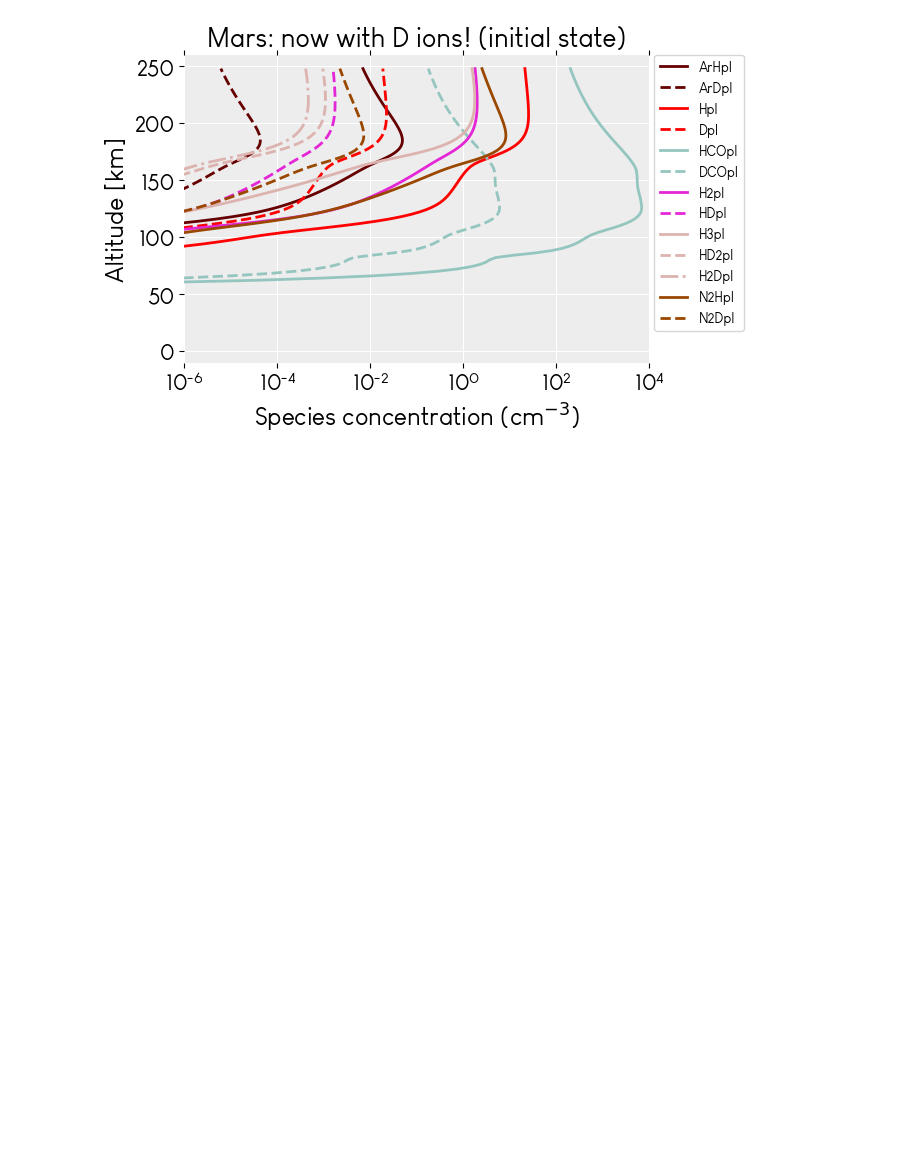
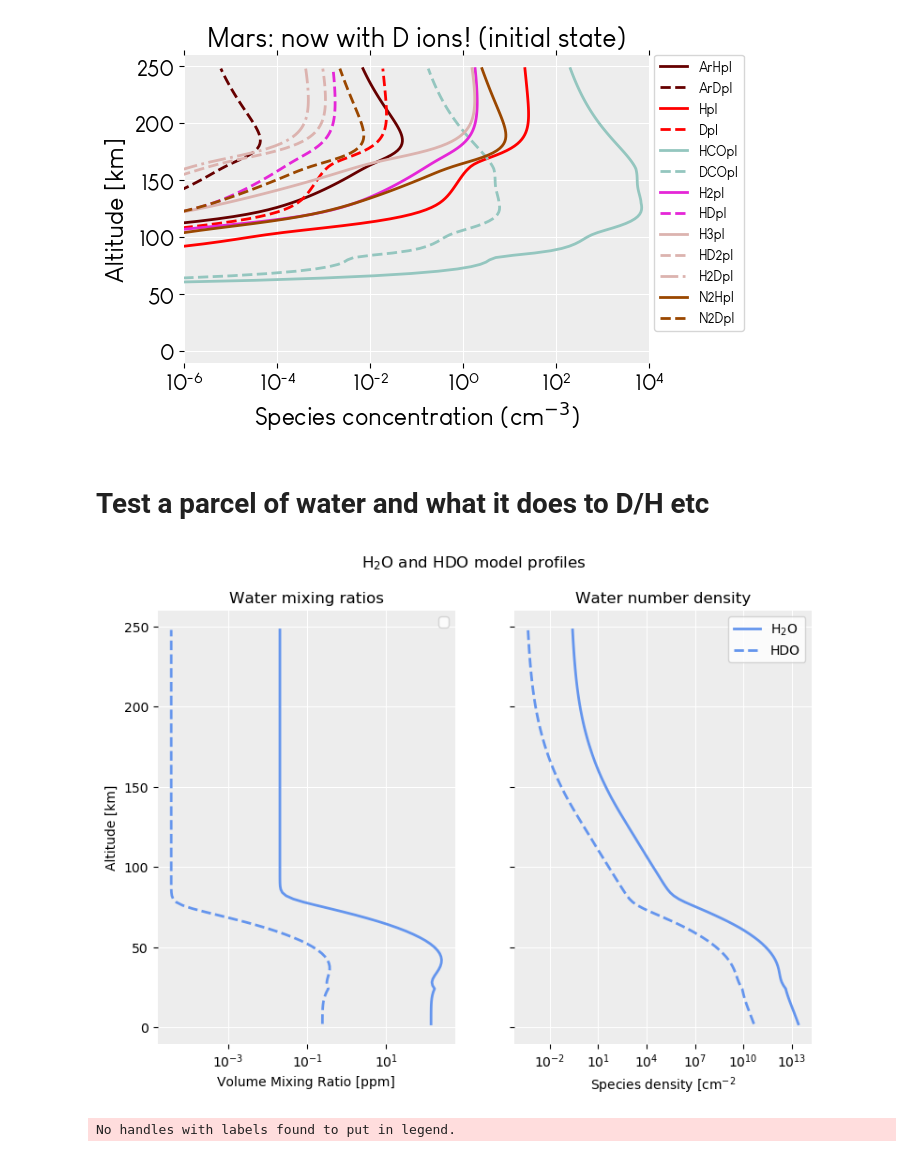
Before and after one commit to emcangi/bluejay, a Jupyter notebook: Code Sandbox.ipynb, the cells around one changed output. Cells and saved outputs as stored; diff of their text form; code cells hidden in the pictures; blank space fills up the shorter version.

```diff
--- a/Code Sandbox.ipynb
+++ b/Code Sandbox.ipynb
@@ -1538,3 +1538,74 @@ ax.legend(fontsize=10, bbox_to_anchor=[1.01,1], loc=2, borderaxespad=0)
 show()
 # %% [output]
 [figure]
+# %% [markdown]
+# Test a parcel of water and what it does to D/H etc
+# %%
+ncur = get_ncurrent("/home/emc/GDrive-CU/Research-Modeling/UpperAtmoDH/Code/4wdD_fully_converged.h5");
+# %%
+################################################################################
+#                       TEMPERATURE/PRESSURE PROFILES                          #
+################################################################################
+
+# If changes to the temperature are needed, they should be made here
+global T_surf = 216.
+global T_tropo = 130.
+global T_exo = 205.
+Temp_n(z::Float64) = T_all(z, T_surf, T_tropo, T_exo, "neutral")
+Temp_i(z::Float64) = T_all(z, T_surf, T_tropo, T_exo, "ion")
+Temp_e(z::Float64) = T_all(z, T_surf, T_tropo, T_exo, "electron")
+Temp_keepSVP(z::Float64) = T_all(z, meanTs, meanTt, meanTe, "neutral") # for testing temp without changing SVP. #TODO: adjust if needed for ions?
+
+################################################################################
+#                               WATER PROFILES                                 #
+################################################################################
+# set SVP to be fixed or variable with temperature
+fix_SVP = true
+H2Osat = map(x->Psat(x), map(Temp_keepSVP, alt)) # for holding SVP fixed
+HDOsat = map(x->Psat_HDO(x), map(Temp_keepSVP, alt))  # for holding SVP fixed
+
+# H2O Water Profile ============================================================
+surface_watersat = Dict("H2O"=>H2Osat[1], "HDO"=>HDOsat[1])
+H2Osatfrac = H2Osat./map(z->n_tot(ncur, z), alt)  # get SVP as fraction of total atmo
+# set H2O SVP fraction to minimum for all alts above first time min is reached
+H2Oinitfrac = H2Osatfrac[1:something(findfirst(isequal(minimum(H2Osatfrac)), H2Osatfrac), 0)]
+H2Oinitfrac = [H2Oinitfrac;   # ensures no supersaturation
+               fill(minimum(H2Osatfrac), num_layers-length(H2Oinitfrac))]
+MR = MR_mean_water
+H2Oinitfrac[findall(x->x<hygropause_alt, alt)] .= MR # 10 pr μm
+
+for i in [1:length(H2Oinitfrac);]
+    H2Oinitfrac[i] = H2Oinitfrac[i] < H2Osatfrac[i+1] ? H2Oinitfrac[i] : H2Osatfrac[i+1]
+end
+
+# set the water profiles =======================================================
+ncur[:H2O] = H2Oinitfrac.*map(z->n_tot(ncur, z), non_bdy_layers)
+ncur[:HDO] = 2 * DH * ncur[:H2O] # This should be the correct way to set the HDO profile.
+# n_current[:HDO] = HDOinitfrac.*map(z->n_tot(n_current, z), non_bdy_layers) # OLD WAY that is wrong.
+# We still have to calculate the HDO initial fraction in order to calculate the pr um
+# and make water plots.
+HDOinitfrac = ncur[:HDO] ./ map(z->n_tot(ncur, z), non_bdy_layers)
+
+# Compute total water column for logging and checking that we did things right =
+# H2O #/cm^3 (whole atmosphere) = sum(MR * n_tot) for each alt
+H2O_per_cc = sum([MR; H2Oinitfrac] .* map(z->n_tot(ncur, z), alt[1:end-1]))
+HDO_per_cc = sum([MR*DH; HDOinitfrac] .* map(z->n_tot(ncur, z), alt[1:end-1]))
+
+# pr μm = (H2O #/cm^3) * cm * (mol/#) * (H2O g/mol) * (1 cm^3/g) * (10^4 μm/cm)
+# where the lone cm is a slice of the atmosphere of thickness dz, #/mol=6.023e23,
+# H2O or HDO g/mol = 18 or 19, cm^3/g = 1 or 19/18 for H2O or HDO.
+# written as conversion factors for clarity.
+H2Oprum = (H2O_per_cc * dz) * (18/1) * (1/6.02e23) * (1/1) * (1e4/1)
+HDOprum = (HDO_per_cc * dz) * (19/1) * (1/6.02e23) * (19/18) * (1e4/1)
+
+# plot_water_profile(H2Oinitfrac, HDOinitfrac, ncur[:H2O], ncur[:HDO], "/home/emc/GDrive-CU/Research-Modeling/UpperAtmoDH", showonly=true)
+
+H2Oppm = 1e-6*map(x->250 .* exp(-((x-42)/12.5)^2), non_bdy_layers/1e5) + H2Oinitfrac
+HDOppm = 1e-6*map(x->0.350 .* exp(-((x-38)/12.5)^2), non_bdy_layers/1e5) + HDOinitfrac
+ncur[:H2O] = H2Oppm .* map(z->n_tot(ncur, z), non_bdy_layers)
+ncur[:HDO] = HDOppm .* map(z->n_tot(ncur, z), non_bdy_layers)
+
+plot_water_profile(H2Oppm, HDOppm, ncur[:H2O], ncur[:HDO], "/home/emc/GDrive-CU/Research-Modeling/UpperAtmoDH", showonly=true)
+# %% [output]
+[figure, added]
+No handles with labels found to put in legend.
```
Also changed, not shown: parts of 31 cells of this notebook, 18 other files.
